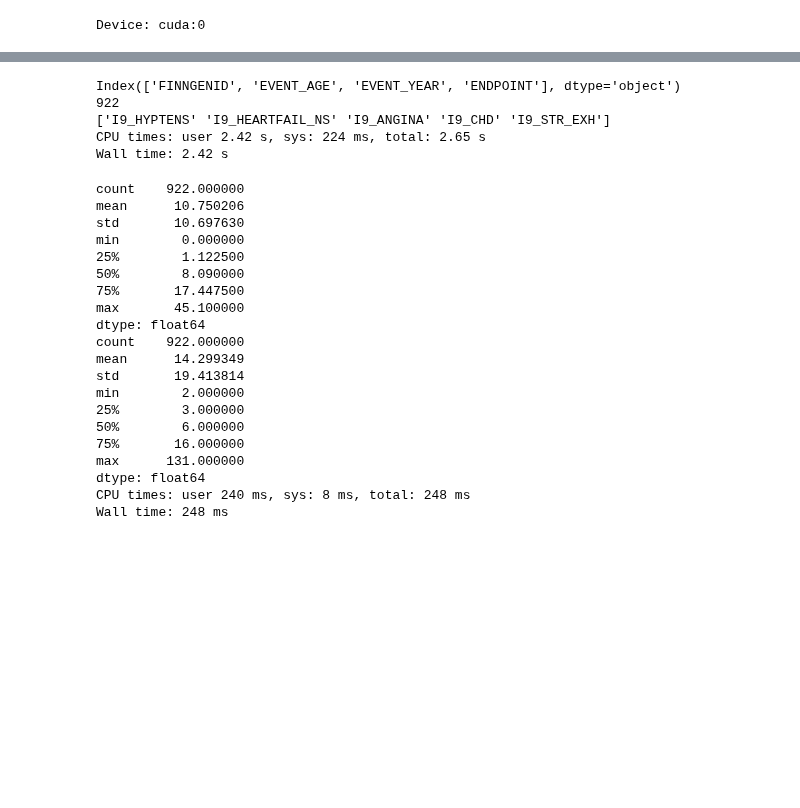
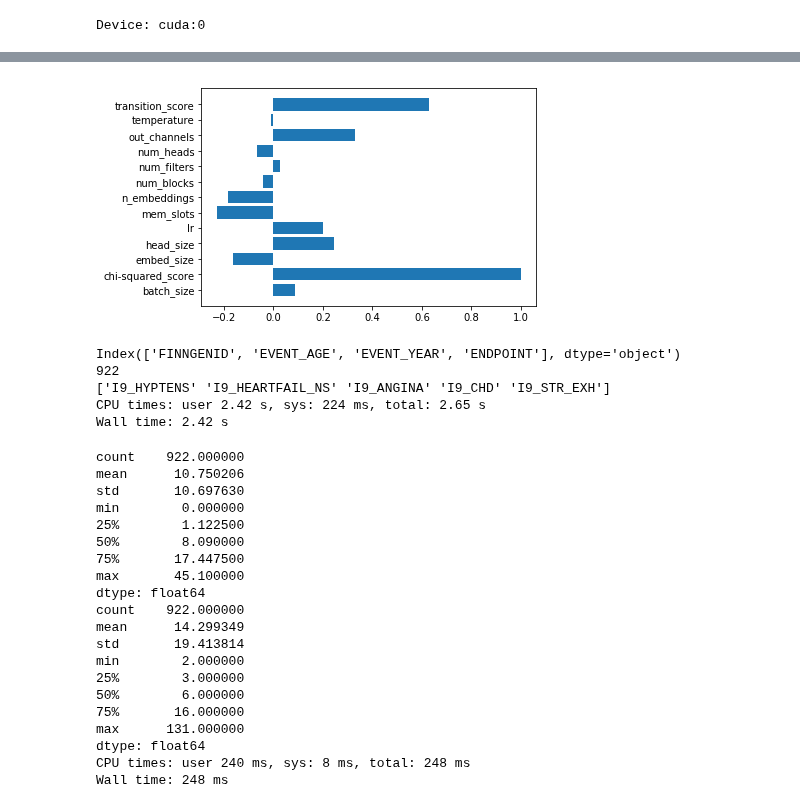
Before and after one commit to dsgelab/FinnGAN, a Jupyter notebook: main.ipynb, the cells around one changed output, grey strips where cells are left out. Drawn from its saved outputs; the diff is of its cells as text; code cells hidden in the pictures; blank space fills up the shorter version.

```diff
--- a/main.ipynb
+++ b/main.ipynb
@@ -39,3 +80,12 @@ Device: cuda:0
+# %%
+plt.barh(
+    np.arange(len(search_results.columns)),
+    search_results.corr(method='spearman')['chi-squared_score'].values,
+    tick_label=search_results.columns
+)
+plt.show()
+# %% [output]
+[figure, added]
 # %%
 # Helper function(s)
 
```
Also changed, not shown: parts of 3 cells of this notebook, 1 other file.
